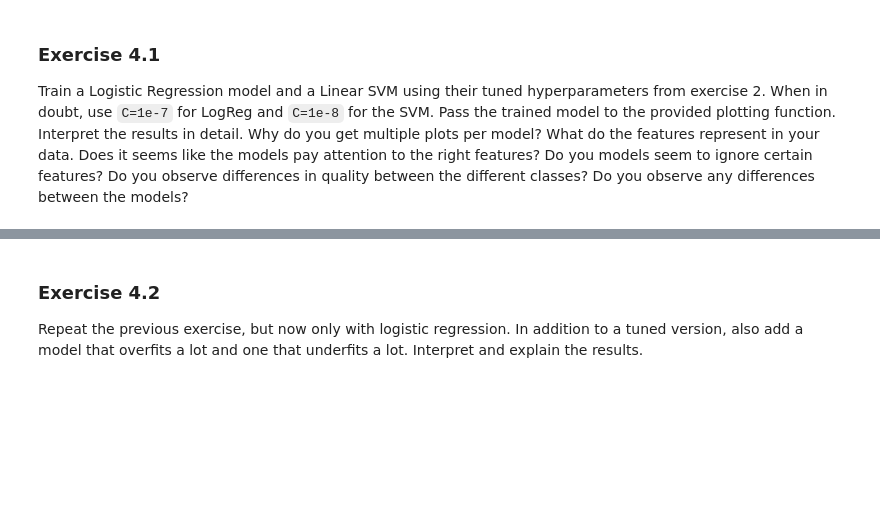
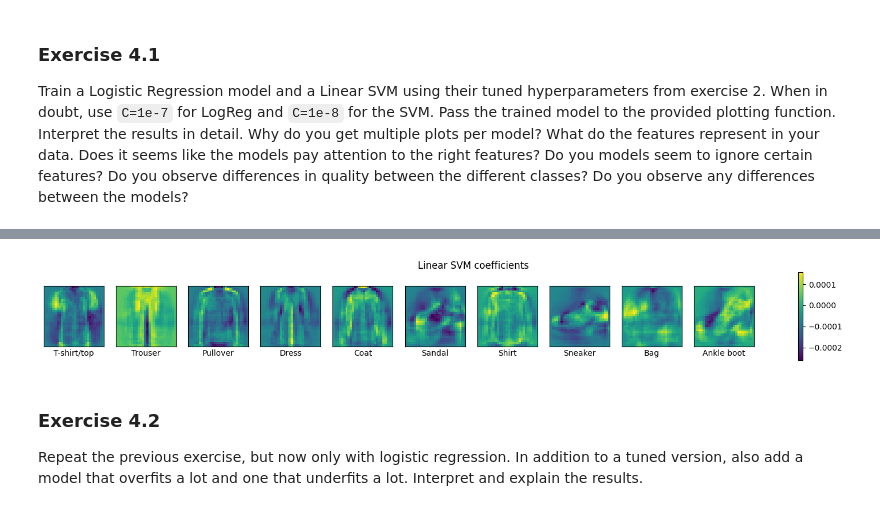
Before and after one commit to emadumitru/MLE-course-materials, a Jupyter notebook: labs/Lab 1b - Linear Models for Classification.ipynb, the cells around one changed output, grey strips where cells are left out. Cells and saved outputs as stored; diff of their text form; code cells hidden in the pictures; blank space fills up the shorter version.

```diff
--- a/labs/Lab 1b - Linear Models for Classification.ipynb
+++ b/labs/Lab 1b - Linear Models for Classification.ipynb
@@ -239,3 +268,8 @@ def plot_coefficients(model, name=None):
+# %%
+svm = LinearSVC(C=1e-8).fit(X_train, y_train)
+plot_coefficients(svm, "Linear SVM coefficients")
+# %% [output]
+[figure, added]
 # %% [markdown]
 ### Exercise 4.2
 Repeat the previous exercise, but now only with logistic regression. In addition to a tuned version, also add a model that overfits a lot and one that underfits a lot. Interpret and explain the results.
```
Also changed, not shown: parts of 12 cells of this notebook, 1 other file.
